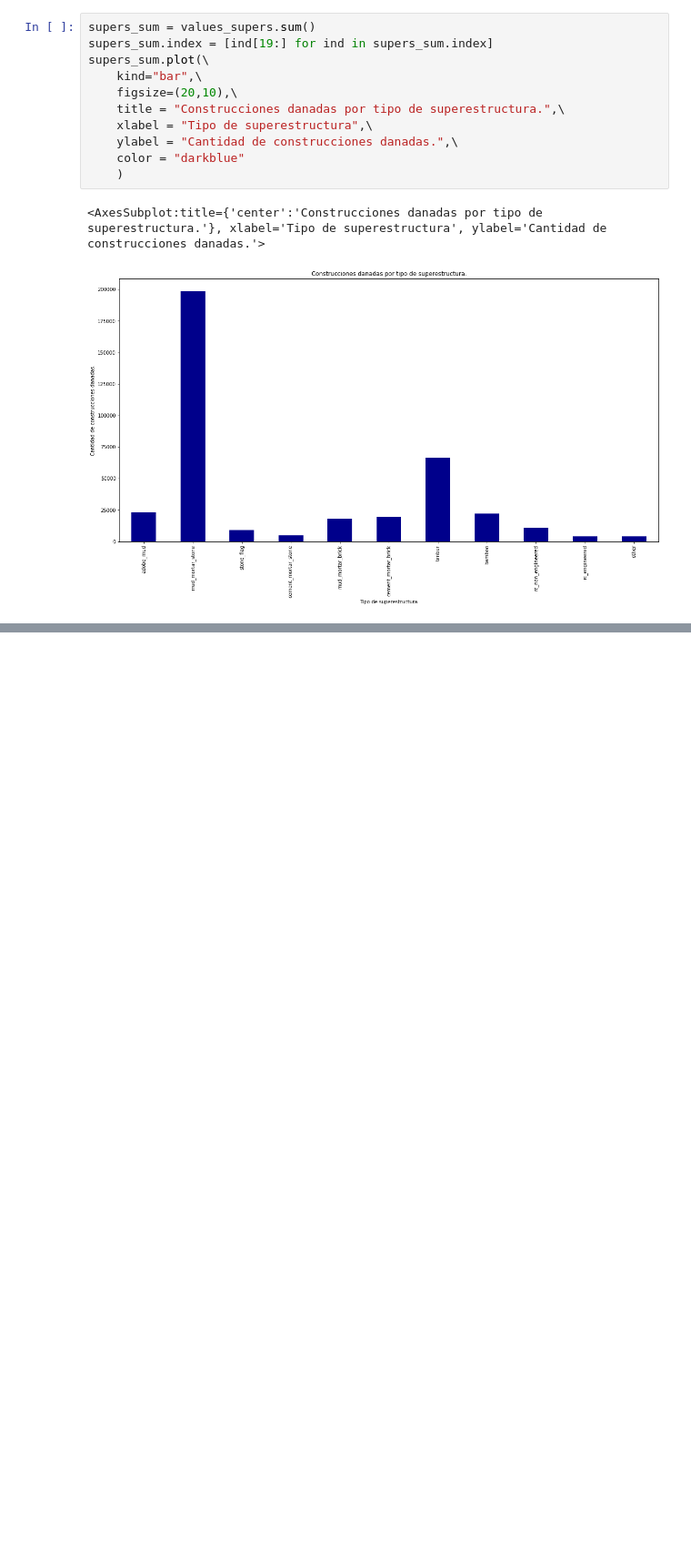
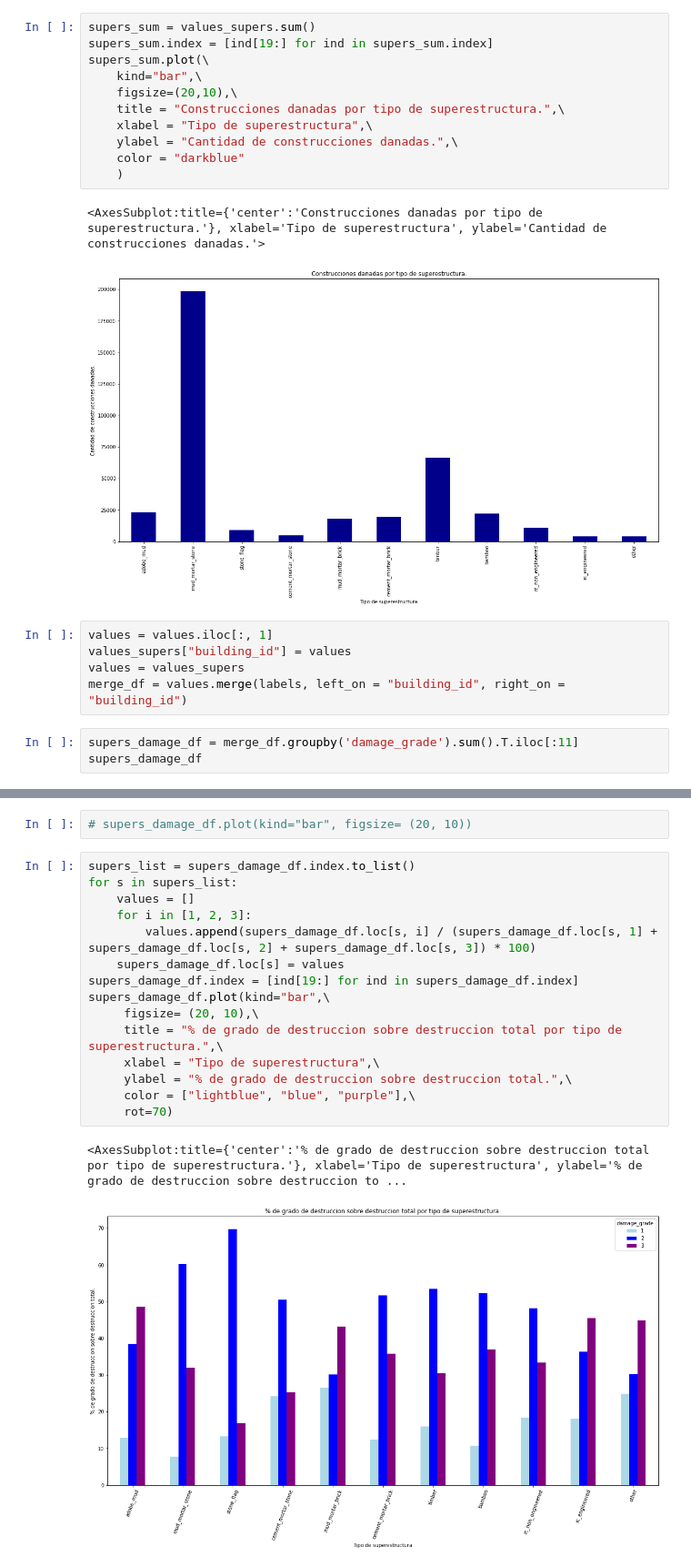
Before and after one commit to joaquinfontela/OrganizacionDeDatos-TP1, a Jupyter notebook: src/Superstructures.ipynb, the cells around one changed output, grey strips where cells are left out. Shown at 91% size. Drawn from its saved outputs; the diff is of its cells as text; blank space fills up the shorter version.

```diff
--- a/src/Superstructures.ipynb
+++ b/src/Superstructures.ipynb
@@ -54,3 +51,11 @@ supers_sum.plot(\
 # %% [output]
 <AxesSubplot:title={'center':'Construcciones danadas por tipo de superestructura.'}, xlabel='Tipo de superestructura', ylabel='Cantidad de construcciones danadas.'>
 [figure]
+# %%
+values = values.iloc[:, 1]
+values_supers["building_id"] = values
+values = values_supers
+merge_df = values.merge(labels, left_on = "building_id", right_on = "building_id")
+# %%
+supers_damage_df = merge_df.groupby('damage_grade').sum().T.iloc[:11]
+supers_damage_df
@@ -56,0 +75,20 @@ supers_sum.plot(\
+# %%
+# supers_damage_df.plot(kind="bar", figsize= (20, 10))
+# %%
+supers_list = supers_damage_df.index.to_list()
+for s in supers_list:
+    values = []
+    for i in [1, 2, 3]:
+        values.append(supers_damage_df.loc[s, i] / (supers_damage_df.loc[s, 1] + supers_damage_df.loc[s, 2] + supers_damage_df.loc[s, 3]) * 100)
+    supers_damage_df.loc[s] = values
+supers_damage_df.index = [ind[19:] for ind in supers_damage_df.index]
+supers_damage_df.plot(kind="bar",\
+     figsize= (20, 10),\
+     title = "% de grado de destruccion sobre destruccion total por tipo de superestructura.",\
+     xlabel = "Tipo de superestructura",\
+     ylabel = "% de grado de destruccion sobre destruccion total.",\
+     color = ["lightblue", "blue", "purple"],\
+     rot=70)
+# %% [output]
+<AxesSubplot:title={'center':'% de grado de destruccion sobre destruccion total por tipo de superestructura.'}, xlabel='Tipo de superestructura', ylabel='% de grado de destruccion sobre destruccion to ...
+[figure, added]
```
Also changed, not shown: parts of 2 cells of this notebook, 1 other file.
